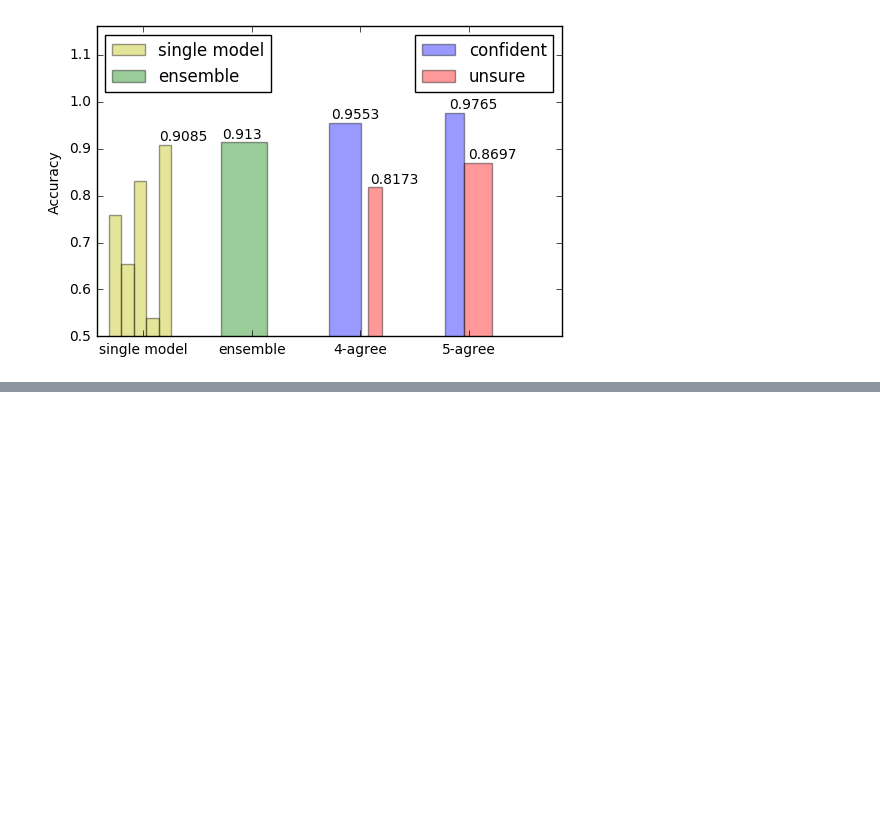
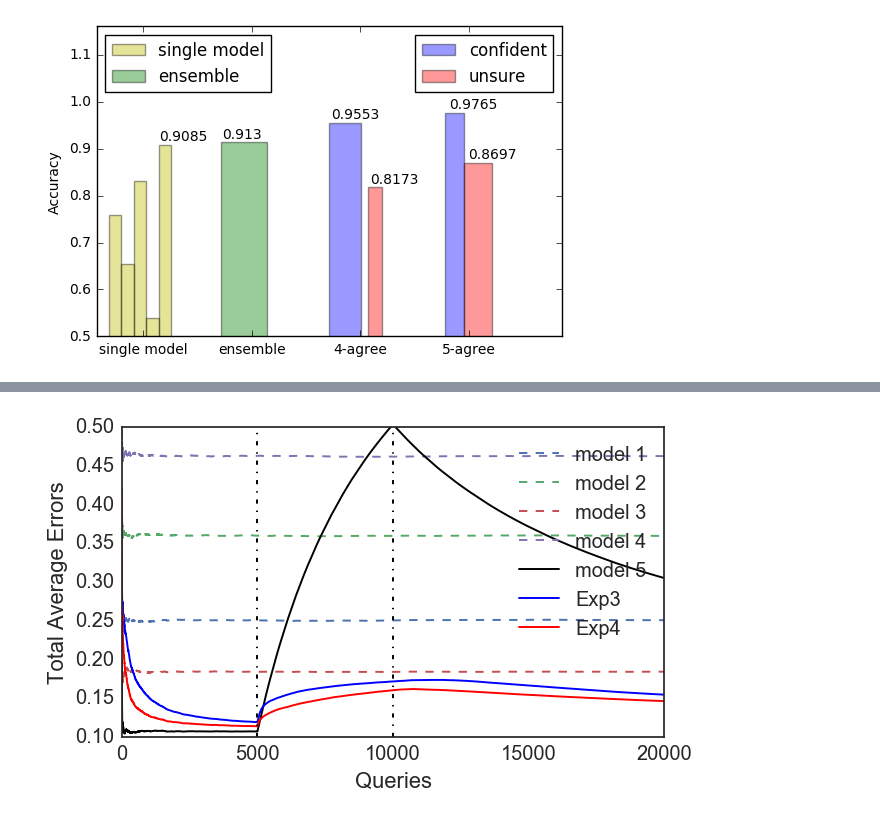
Before and after one commit to dcrankshaw/clipper-plots, a Jupyter notebook: single-model-selection/cifar-ensemble-study.ipynb, the cells around one changed output, grey strips where cells are left out. Drawn from its saved outputs; the diff is of its cells as text; code cells hidden in the pictures; blank space fills up the shorter version.

```diff
--- a/single-model-selection/cifar-ensemble-study.ipynb
+++ b/single-model-selection/cifar-ensemble-study.ipynb
@@ -236,0 +239,4 @@ plt.savefig('ensemble_confidence_plot.pdf')
+# %%
+features = np.copy(np.reshape(x_train[1], [5, 10]))
+ind = np.argmax(features,1)
+features[np.arange(k), ind]
@@ -236,0 +352,24 @@ plt.savefig('ensemble_confidence_plot.pdf')
+# %%
+import seaborn as sns
+sns.set_style("white")
+sns.set_context("paper", font_scale=1.8,)
+
+
+fig, ax = plt.subplots(figsize=(7,4))
+T = len(avg_loss)
+for i in range(5):
+    if i == 4:
+        ax.plot(avg_loss[:,i], 'k', label='model '+str(i+1))
+    else:
+        ax.plot(avg_loss[:,i], '--', label='model '+str(i+1))
+ax.plot(avg_loss[:,5], 'b-' , label='Exp3')
+ax.plot(avg_loss[:,6], 'r-' , label='Exp4')
+plt.xlabel('Queries')
+plt.ylabel('Total Average Errors')
+plt.axvline(x=5000,color='black',linestyle='-.')
+plt.axvline(x=10000,color='black',linestyle='-.')
+ax.set_ylim([0.1,.5])
+ax.legend(loc=1)
+plt.savefig('cifar10-exp3-drift.pdf')
+# %% [output]
+[figure, added]
```
Also changed, not shown: parts of 8 cells of this notebook, 1 other file.
